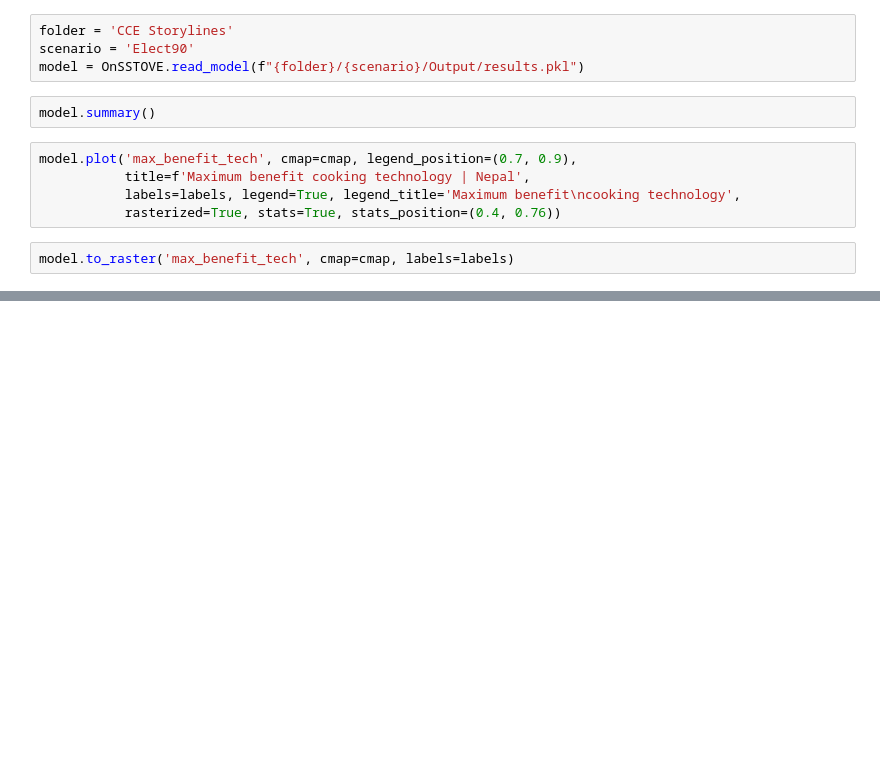
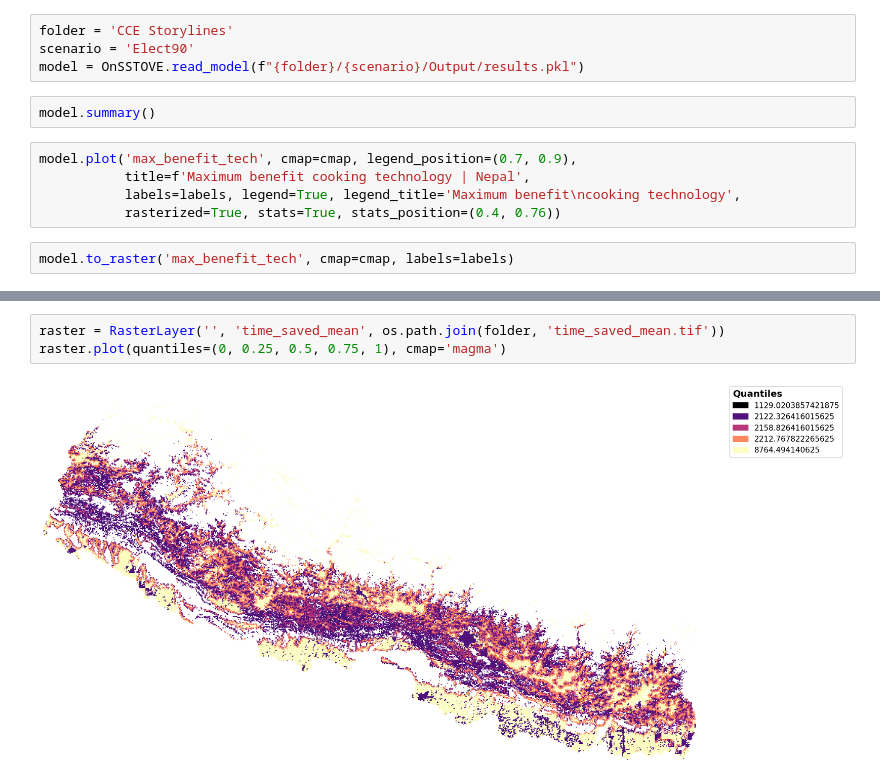
Before and after one commit to Open-Source-Spatial-Clean-Cooking-Tool/OnStove, a Jupyter notebook: Nepal runner.ipynb, the cells around one changed output, grey strips where cells are left out. Saved outputs shown, nothing was run; the diff lists cells and outputs as text; blank space fills up the shorter version.

```diff
--- a/Nepal runner.ipynb
+++ b/Nepal runner.ipynb
@@ -409,0 +417,5 @@ model.to_raster('max_benefit_tech', cmap=cmap, labels=labels)
+# %%
+raster = RasterLayer('', 'time_saved_mean', os.path.join(folder, 'time_saved_mean.tif'))
+raster.plot(quantiles=(0, 0.25, 0.5, 0.75, 1), cmap='magma')
+# %% [output]
+[figure, added]
```
Also changed, not shown: parts of 3 cells of this notebook, 1 other file.
